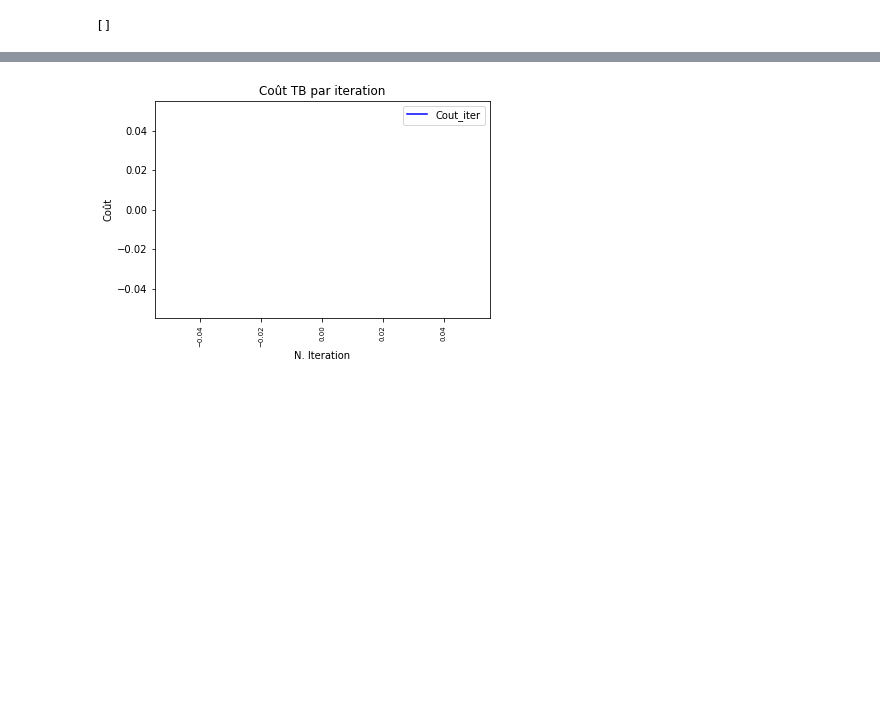
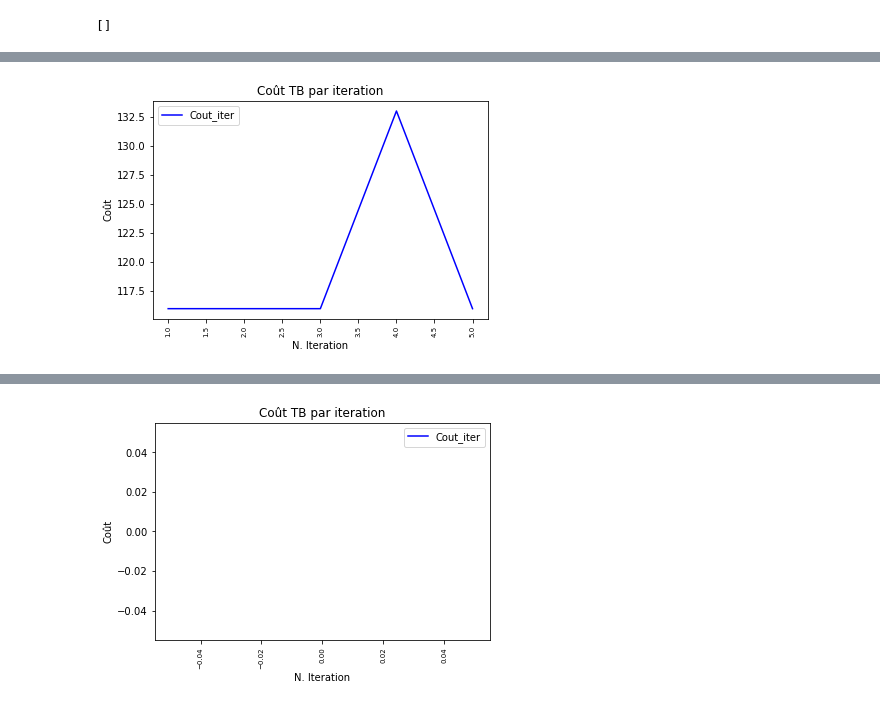
Before and after one commit to cedced19/ICO-fil-rouge, a Jupyter notebook: tabou_QL/tabou.ipynb, the cells around one changed output, grey strips where cells are left out. Cells and saved outputs as stored; diff of their text form; code cells hidden in the pictures; blank space fills up the shorter version.

```diff
--- a/tabou_QL/tabou.ipynb
+++ b/tabou_QL/tabou.ipynb
@@ -371,0 +378,94 @@ tabu([[1, 2, 5], [4, 3]], matrice_example, 1000, 1000, 5, capacities_example, ma
+# %%
+def tabu(sol_init, matrice, n_max, aspiration, w, capacities, max_capacity):
+    start = process_time()
+
+    actions = [relocate, exchange, exchange_inside]
+    action_nb = len(actions)
+    Q = np.random.rand(action_nb, action_nb)
+    generateVoisin=relocate
+    state = 0
+
+    cout_iter = []
+    cout_best_iter = []
+    temps_cout_iter = []
+    nb_iter = []
+    best_sol = sol_init
+    current_sol = sol_init
+    n_iter = 0
+    tabu_list = []
+    best_iter = 0
+    while((cout(current_sol, matrice, w) >= cout(best_sol, matrice, w)) and (n_iter - best_iter < n_max)):
+        n_iter+=1
+
+        tmp = []
+
+        new_state = take_action(state, Q, 0.8, action_nb)
+        generateVoisin = actions[new_state]
+        #print(generateVoisin, tmp_sol, capacities, max_capacity)
+        tmp = generateVoisin(current_sol, matrice, w, tabu_list, aspiration, capacities, max_capacity)
+
+        tmp.sort(key=lambda x: x[2])
+
+        state = new_state
+        learn_Q(Q, state, new_state, new_state, 2)
+
+        if (len(tmp)):
+            current_sol = tmp[0][0]
+            temps_cout_iter.append(process_time() - start)
+            tabu_list.append(tmp[0][1])
+            print(tmp[0][2])
+        else:
+            break
+        if (cout(current_sol, matrice, w) < cout(best_sol, matrice, w)):
+            best_sol = current_sol
+            best_iter = n_iter
+
+        cout_iter.append(cout(current_sol, matrice, w))
+        nb_iter.append(n_iter)
+        cout_best_iter.append(cout(best_sol, matrice, w))
+
+    # plot1 : coût par itération
+    #plt.subplot(1,2,1)
+    plt.plot(nb_iter, cout_iter, 'b-', label="Cout_iter")
+    plt.legend()
+    plt.title("Coût TB par iteration")
+    plt.xlabel("N. Iteration", fontsize=10)
+    plt.xticks(rotation=90, fontsize=7)
+    plt.ylabel("Coût")
+    plt.show()
+
+    # plot2 : coût optimal par itération
+    #plt.subplot(1,2,2)
+    plt.plot(nb_iter, cout_best_iter, 'r-', label="Best_Cout")
+    plt.legend()
+    plt.title("Coût optimal TB par iteration")
+    plt.xlabel("N. Iteration")
+    plt.xticks(rotation=90, fontsize=7)
+    plt.ylabel("Coût optimal")
+    plt.show()
+
+    #plot3: temps par cout courrent
+    plt.plot(temps_cout_iter, cout_iter,'g-', label="Cout-Temps")
+    plt.legend()
+    plt.title("Temps pour trouver la solution courante TB")
+    plt.xlabel("Temps")
+    plt.xticks(rotation=90, fontsize=7)
+    plt.ylabel("Coût")
+    plt.show()
+
+    #plot4: temps par cout optimal
+    plt.plot(temps_cout_iter, cout_best_iter,'y-', label="Cout Optimal-Temps")
+    plt.legend()
+    plt.title("Temps pour trouver la solution optimale TB")
+    plt.xlabel("Temps")
+    plt.ylabel("Coût optimal")
+    plt.xticks(rotation=90, fontsize=7)
+    plt.show()
+
+    return best_sol, cout(best_sol, matrice, w)
+
+tabu([[1, 2, 5], [4], [3], []], matrice_example, 1000, 1000, 18, capacities_example, max_capacity)
+capacities_example = [20, 40, 50, 70, 30]
+max_capacity = 100
+tabu([[1, 2, 5], [4, 3]], matrice_example, 1000, 1000, 5, capacities_example, max_capacity)
+# %% [output]
@@ -371,0 +477 @@ tabu([[1, 2, 5], [4, 3]], matrice_example, 1000, 1000, 5, capacities_example, ma
+[figure, added]
```
Also changed, not shown: parts of 4 cells of this notebook.
